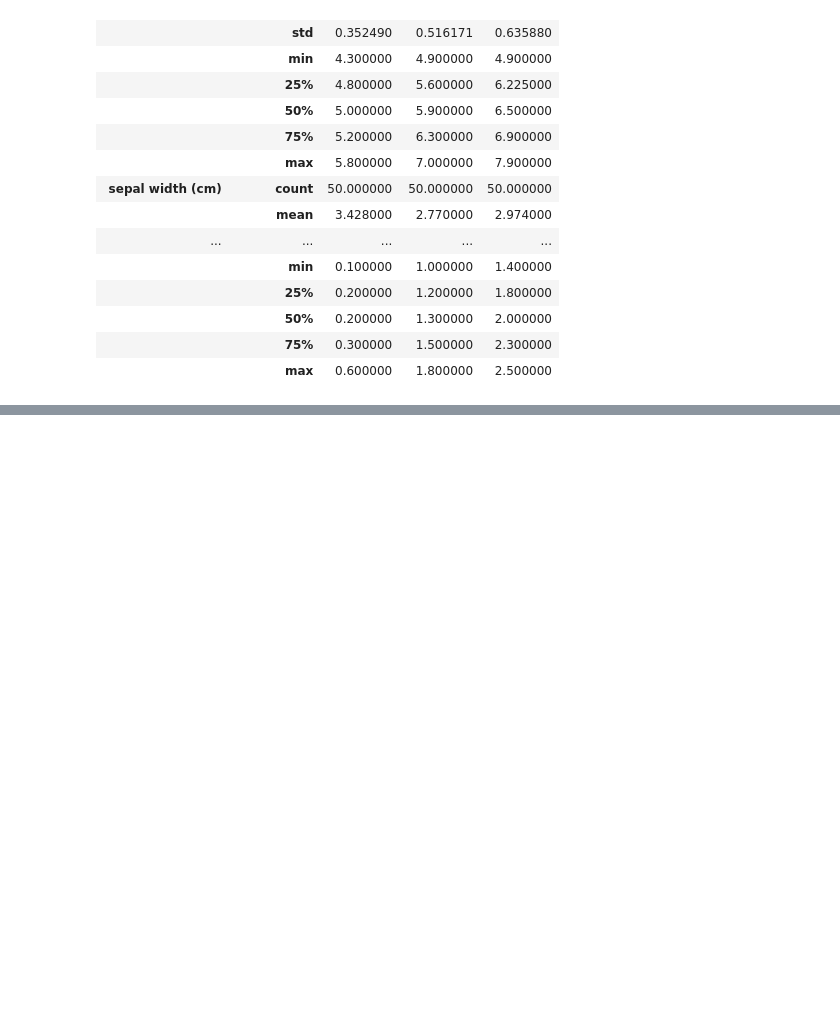
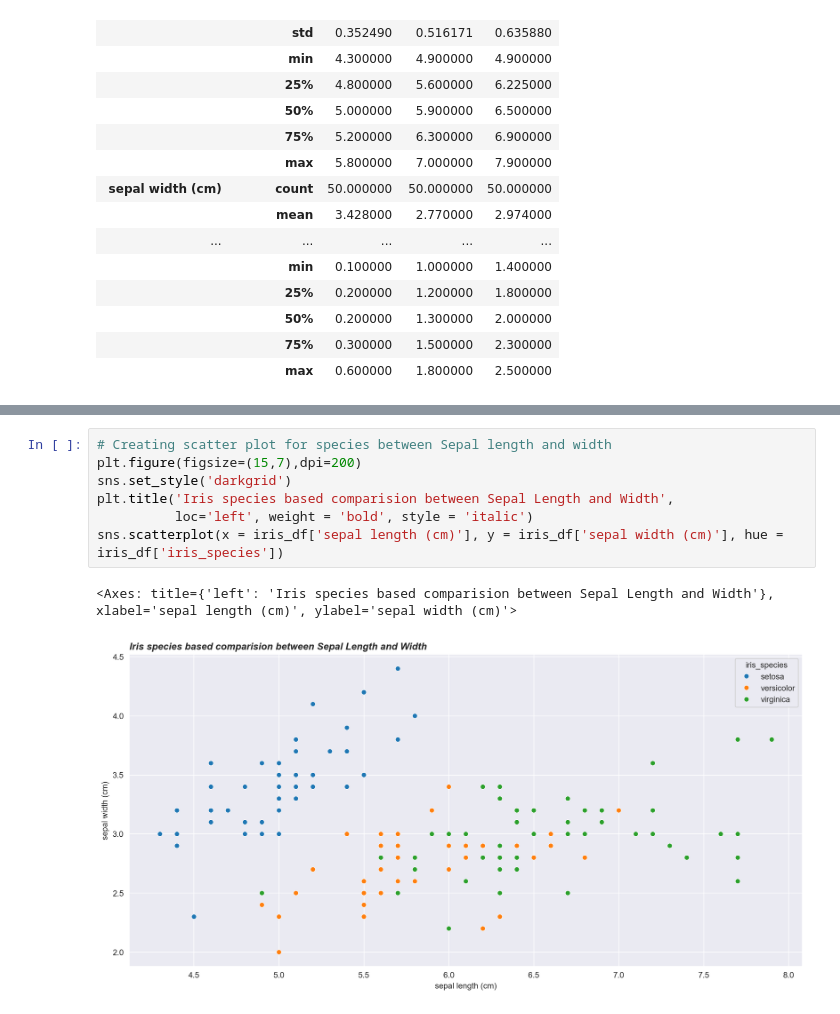
Before and after one commit to BhavyaBhargava/CodeClauseInternship_IrisDatasetEDA, a Jupyter notebook: analysis.ipynb, the cells around one changed output, grey strips where cells are left out. Drawn from its saved outputs; the diff is of its cells as text; blank space fills up the shorter version.

Commit message:
Scatter plots for Data Vizualisations added

```diff
--- a/analysis.ipynb
+++ b/analysis.ipynb
@@ -161,0 +181,10 @@ We can get more clarity on the same with the help of some graphs.
+# %%
+# Creating scatter plot for species between Sepal length and width
+plt.figure(figsize=(15,7),dpi=200)
+sns.set_style('darkgrid')
+plt.title('Iris species based comparision between Sepal Length and Width',
+          loc='left', weight = 'bold', style = 'italic')
+sns.scatterplot(x = iris_df['sepal length (cm)'], y = iris_df['sepal width (cm)'], hue = iris_df['iris_species'])
+# %% [output]
+<Axes: title={'left': 'Iris species based comparision between Sepal Length and Width'}, xlabel='sepal length (cm)', ylabel='sepal width (cm)'>
+[figure, added]
```
Also changed, not shown: parts of 9 cells of this notebook, 1 other file.
